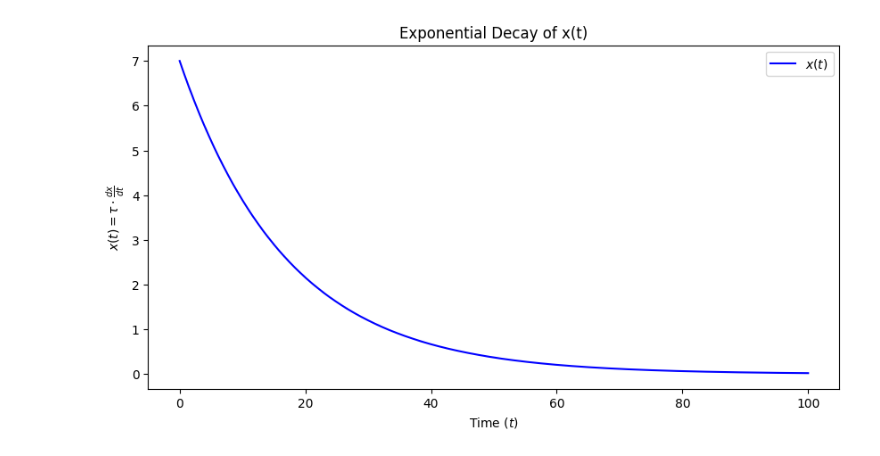
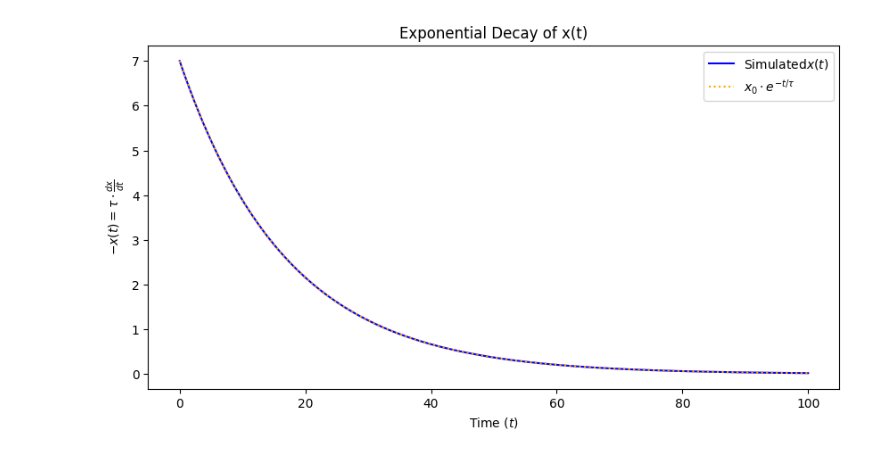
Before and after one commit to Equite774/SerreLabExercises, a Jupyter notebook: dynamic_rnn.ipynb, the cells around one changed output. Drawn from its saved outputs; the diff is of its cells as text; code cells hidden in the pictures.

```diff
--- a/dynamic_rnn.ipynb
+++ b/dynamic_rnn.ipynb
@@ -19,11 +20,12 @@ x_values = np.array(x_values)
 # %%
 # Plot
 plt.figure(figsize=(10, 5))
-plt.plot(np.arange(n + 1) * dt, x_values, label=r'$x(t)$', color='blue')
+plt.plot(np.arange(n + 1) * dt, x_values, label=r'Simulated$x(t)$', color='blue')
+plt.plot(np.arange(n + 1) * dt, x_0 * np.exp(-np.arange(n + 1) * dt / tau), label=r'$x_0 \cdot e^{-t/\tau}$', color='orange', linestyle=':')
 plt.title('Exponential Decay of x(t)')
 plt.xlabel(r'Time ($t$)')
-plt.ylabel(r'$x(t) = \tau\cdot\frac{dx}{dt}$')
+plt.ylabel(r'$-x(t) = \tau\cdot\frac{dx}{dt}$')
 plt.legend()
 plt.show()
 # %% [output]
-[figure, old version]
+[figure, new version]
```
Also changed, not shown: parts of 7 cells of this notebook.
